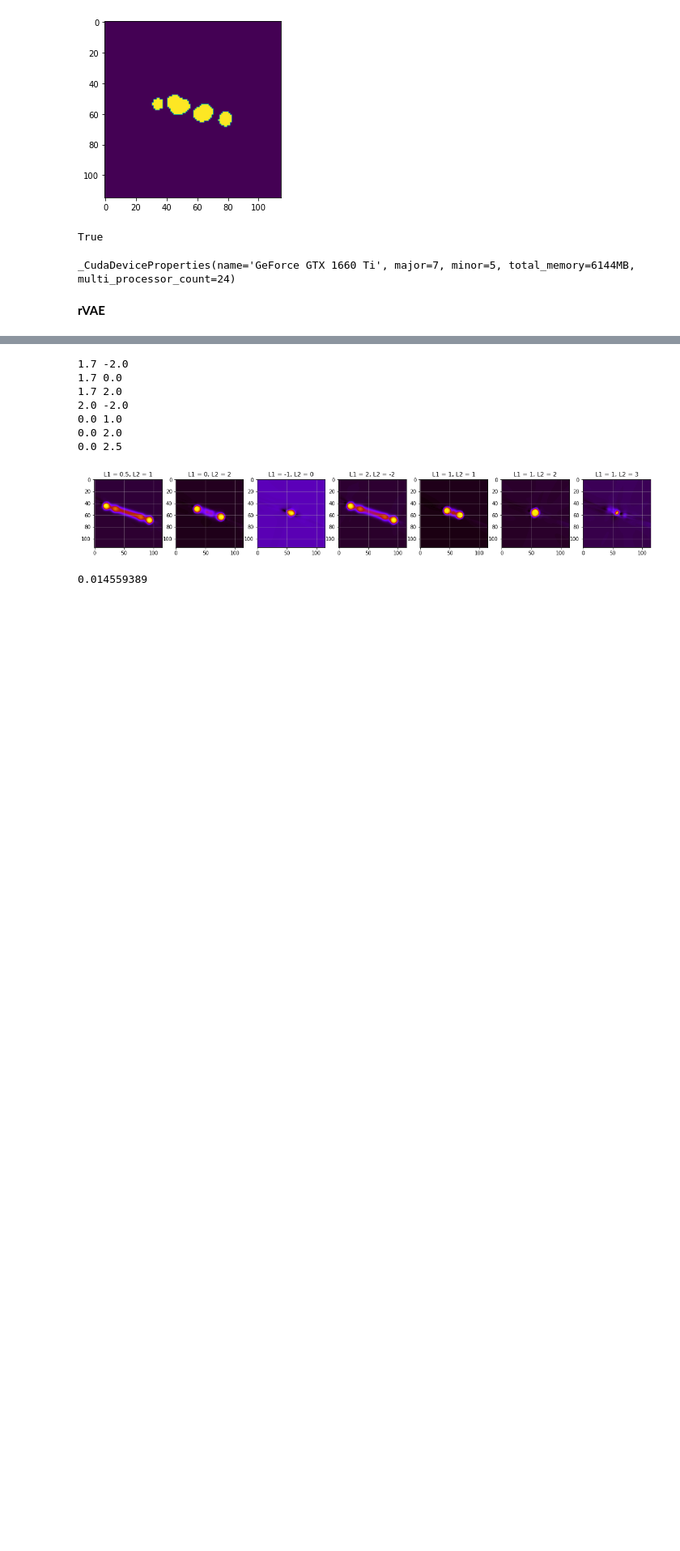
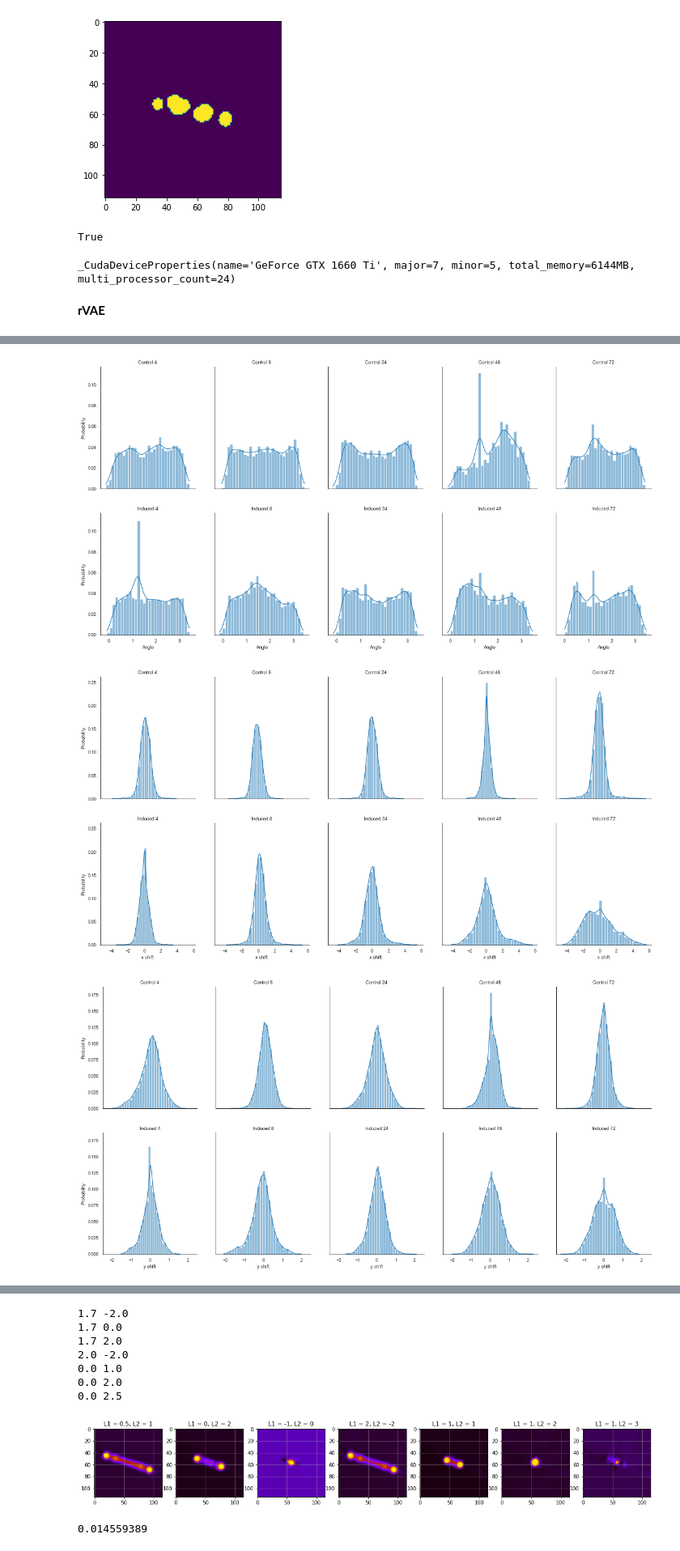
Before and after one commit to Jsakkos/mf-lon-cyanos-rvae, a Jupyter notebook: notebooks/whole-cells-rVAE.ipynb, the cells around one changed output, grey strips where cells are left out. Shown at 81% size. Drawn from its saved outputs; the diff is of its cells as text; code cells hidden in the pictures; blank space fills up the shorter version.

```diff
--- a/notebooks/whole-cells-rVAE.ipynb
+++ b/notebooks/whole-cells-rVAE.ipynb
@@ -1021,0 +224,17 @@ plt.savefig('cell-all-L2vsL1')
+# %%
+titles = ['Control 4','Control 8','Control 24','Control 48','Control 72','Induced 4','Induced 8','Induced 24','Induced 48','Induced 72']
+params = ['Angle','x shift','y shift','L1','L2']
+# %%
+sns.set_context('paper')
+sns.set_style('white')
+for i,param in enumerate(params):
+    f, axes = plt.subplots(nrows=2,ncols=5,sharex=True,sharey=True,figsize=(20, 10))
+    for j, ax in zip(range(10),axes.ravel()):
+        sns.histplot(results[j][0][:,i],bins=30,stat='probability',kde=True,ax=ax)
+        ax.set_title(titles[j])
+        ax.set_xlabel(param)
+    sns.despine()
+# %% [output]
+[figure, added]
+[figure, added]
+[figure, added]
```
Also changed, not shown: parts of 21 cells of this notebook, 6 other files.
